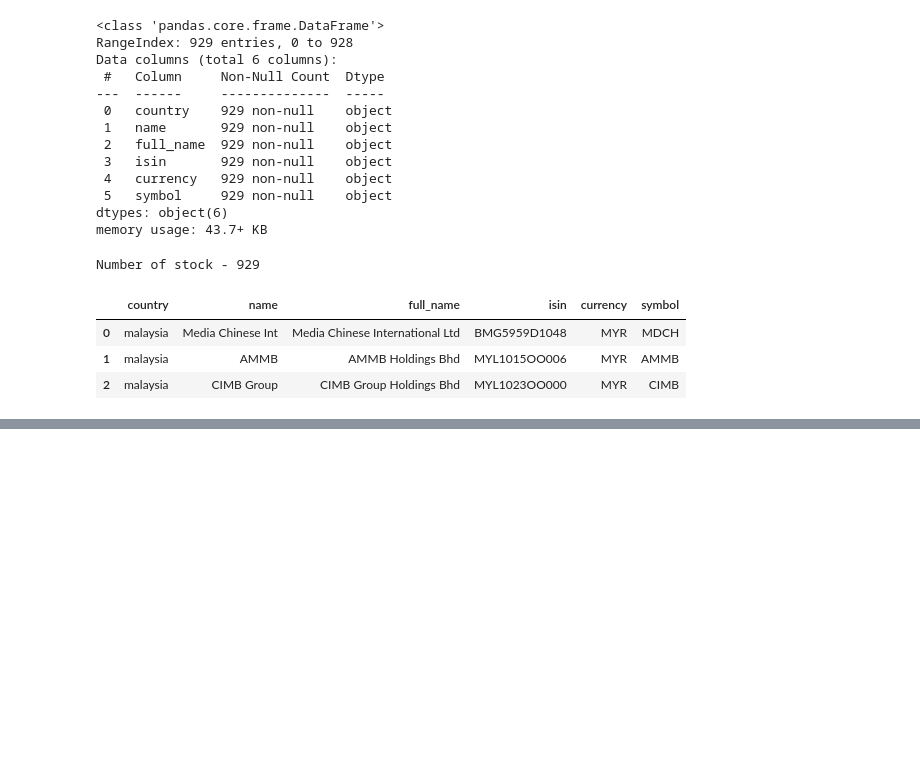
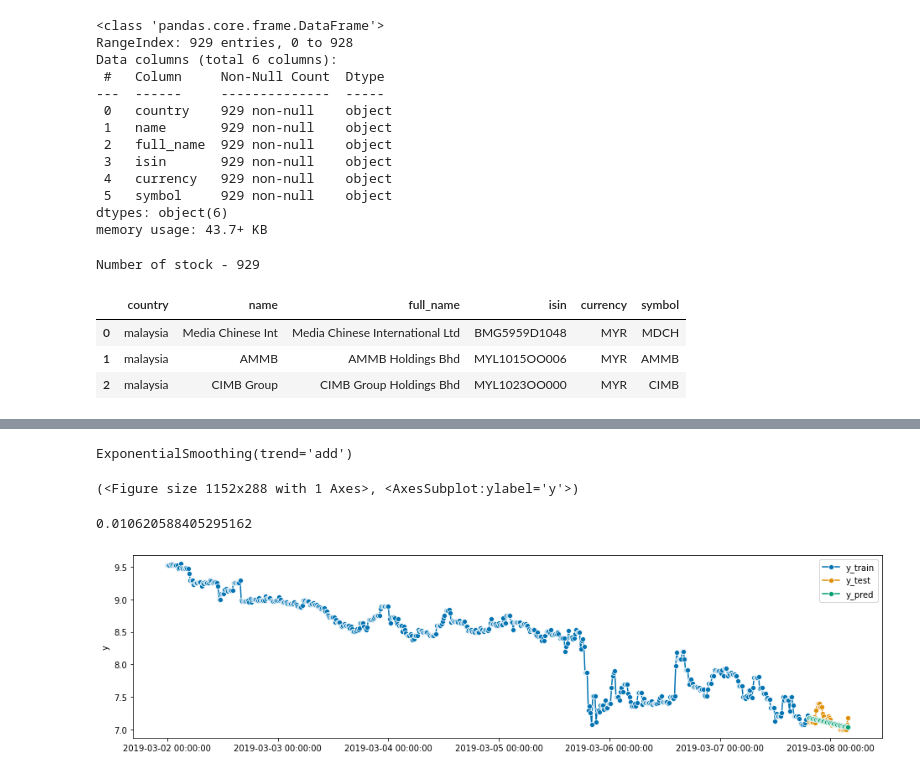
Before and after one commit to mengwangk/investor, a Jupyter notebook: experiment/science/nbdev/nbs/103_data.load.finance.forecast.ipynb, the cells around one changed output, grey strips where cells are left out. Cells and saved outputs as stored; diff of their text form; code cells hidden in the pictures; blank space fills up the shorter version.

```diff
--- a/experiment/science/nbdev/nbs/103_data.load.finance.forecast.ipynb
+++ b/experiment/science/nbdev/nbs/103_data.load.finance.forecast.ipynb
@@ -126 +149,34 @@ print(FROM_DATE, TO_DATE)
+# %%
+stock_code="MBBM"
+
+df_prices = investpy.get_stock_historical_data(stock=stock_code,
+                                        country=COUNTRY,
+                                        from_date=FROM_DATE,
+                                        to_date=TO_DATE)
+# %%
+df = df_prices.asfreq("D", method='ffill')
+df = df[['Close']].copy()
+df.rename(columns={'Close': 'y'}, inplace=True)
+df = df['y']
+# df_train = df[df.index < TEST_DATE]['y']
+# df_test = df[df.index >= TEST_DATE]['y']
+# df_train, df_test
+
+y_train, y_test = temporal_train_test_split(df, test_size=36)
+#plot_series(y_train, y_test, labels=["y_train", "y_test"])
+#print(y_train.shape[0], y_test.shape[0])
+
+fh = np.arange(len(y_test)) + 1
+#len(fh)
+
+forecaster = ExponentialSmoothing(trend="add") #, seasonal="multiplicative", sp=12)
+forecaster.fit(y_train)
+y_pred = forecaster.predict(fh)
+plot_series(y_train, y_test, y_pred, labels=["y_train", "y_test", "y_pred"])
+smape_loss(y_test, y_pred)
+# %% [output]
+ExponentialSmoothing(trend='add')
+(<Figure size 1152x288 with 1 Axes>, <AxesSubplot:ylabel='y'>)
+0.010620588405295162
+[figure, added]
 # %%
```
Also changed, not shown: parts of 6 cells of this notebook.
